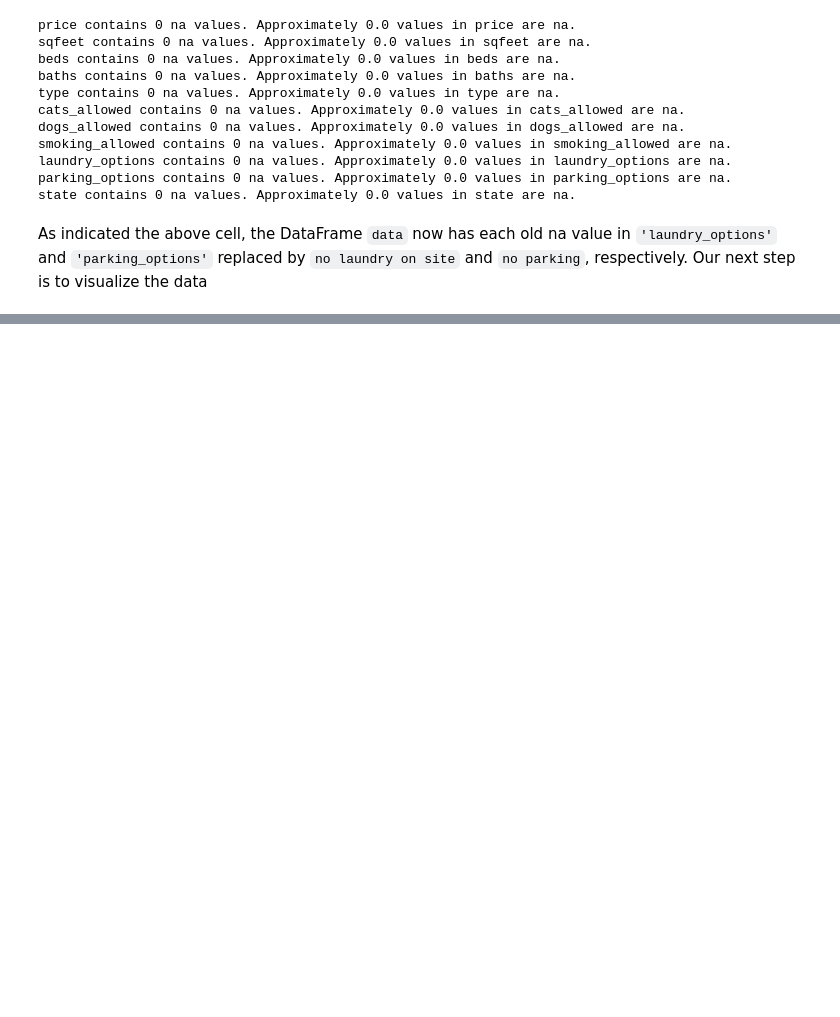
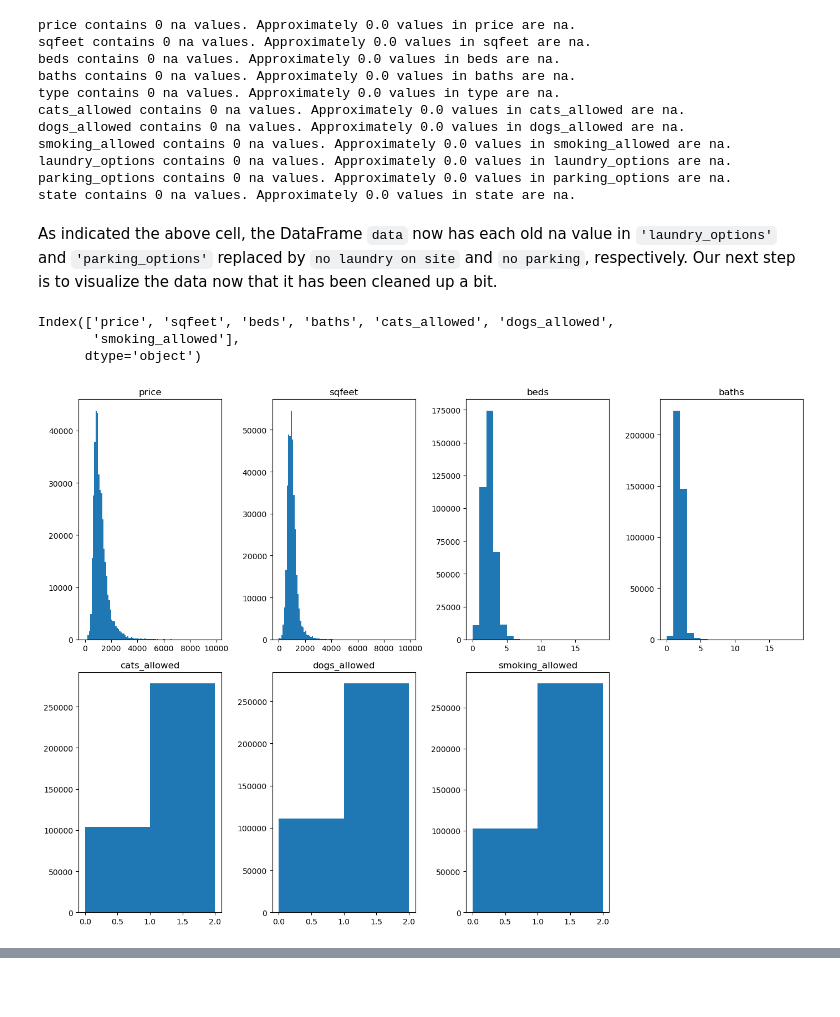
Before and after one commit to taylor-j-murray/Machine-Learning-Project, a Jupyter notebook: Housing_Data_ML/EDA.ipynb, the cells around one changed output, grey strips where cells are left out. Saved outputs shown, nothing was run; the diff lists cells and outputs as text; code cells hidden in the pictures; blank space fills up the shorter version.

```diff
--- a/Housing_Data_ML/EDA.ipynb
+++ b/Housing_Data_ML/EDA.ipynb
@@ -231,4 +282,48 @@ laundry_options contains 0 na values. Approximately 0.0 values in laundry_option
 parking_options contains 0 na values. Approximately 0.0 values in parking_options are na.
 state contains 0 na values. Approximately 0.0 values in state are na.
 # %% [markdown]
-As indicated the above cell, the DataFrame `data` now has each old na value in ``'laundry_options'`` and ``'parking_options'`` replaced by ``no laundry on site`` and ``no parking``, respectively. Our next step is to visualize the data
+As indicated the above cell, the DataFrame `data` now has each old na value in ``'laundry_options'`` and ``'parking_options'`` replaced by ``no laundry on site`` and ``no parking``, respectively. Our next step is to visualize the data now that it has been cleaned up a bit.
+# %%
+# Some histograms for our numeric features
+
+numeric_columns = data.select_dtypes(include = np.number).columns
+number_num_col = numeric_columns.size
+print(numeric_columns)
+
+import matplotlib.pyplot as plt
+
+col_to_bins = {'price': [100* i for i in range(0,100)],
+                'sqfeet' : [100* i for i in range(0,100)],
+                'beds' : [1*i for i in range(0,20)],
+                'baths' : [1*i for i in range(0,20)],
+                'cats_allowed' : [0,1,2],
+                'dogs_allowed' : [0,1,2],
+                'smoking_allowed': [0,1,2]}
+
+def histograms(db : pd.DataFrame, col_to_bins : dict, size : tuple[int,int]):
+    numeric_columns = data.select_dtypes(include = np.number).columns
+    n_cols = 4
+    n_total = len(numeric_columns)
+    n_rows = int(np.ceil(n_total/ n_cols))
+
+    fig, ax = plt.subplots(n_rows,n_cols, figsize = size)
+    ax = np.atleast_2d(ax) # when row = 1 ensures 2d shape
+
+    for idx, col in enumerate(numeric_columns):
+        i,j = divmod(idx, n_cols)
+        ax[i,j].hist(db[col], bins = col_to_bins[col])
+        ax[i,j].set_title(col)
+
+    for k in range(n_total, n_cols*n_rows):
+        i,j = divmod(k, n_cols)
+        ax[i,j].axis('off')
+
+    plt.tight_layout()
+    plt.show()
+    return
+histograms(data, col_to_bins, size =(14,10))
+# %% [output]
+Index(['price', 'sqfeet', 'beds', 'baths', 'cats_allowed', 'dogs_allowed',
+       'smoking_allowed'],
+      dtype='object')
+[figure, added]
```
Also changed, not shown: parts of 22 cells of this notebook, 2 other files.
